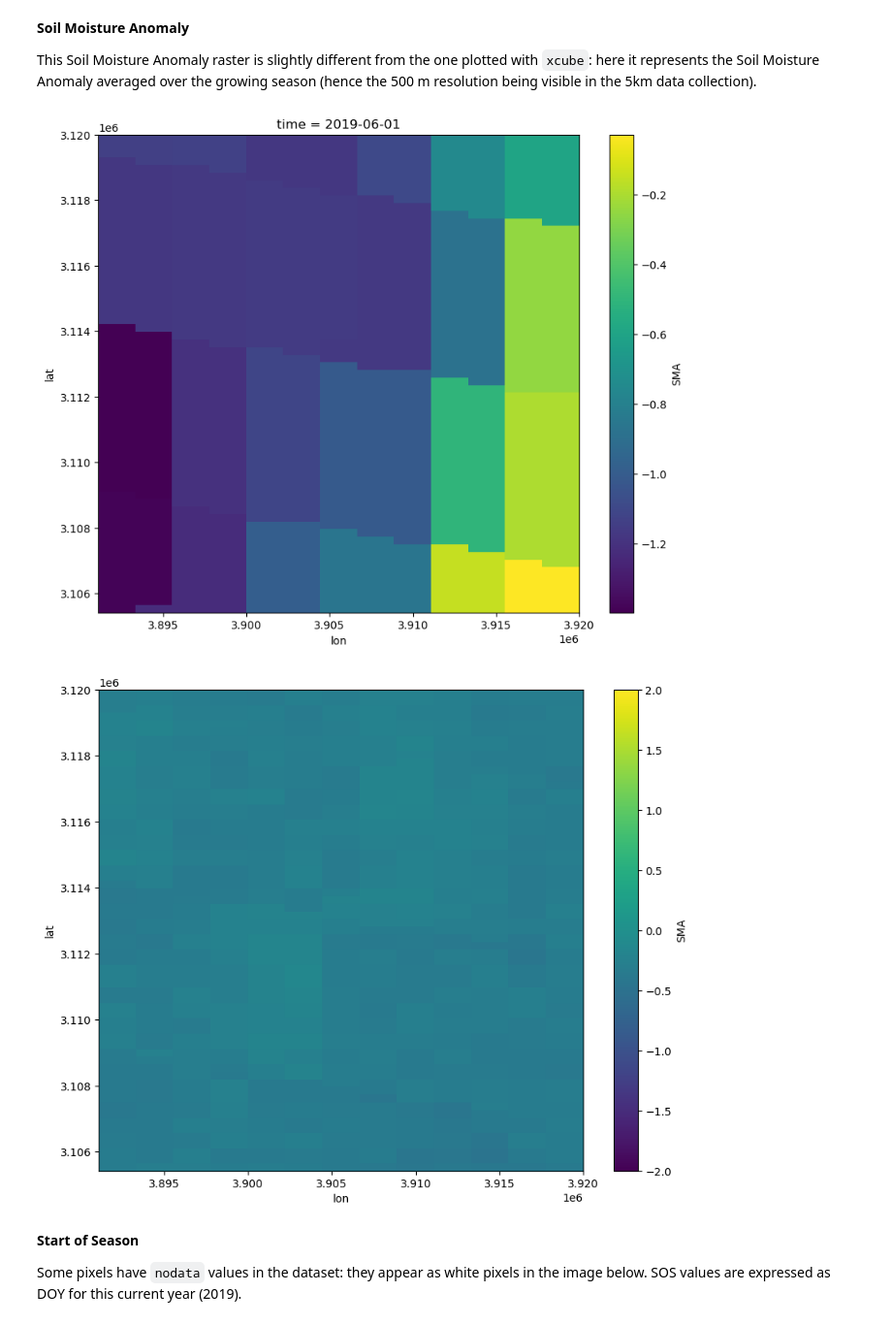
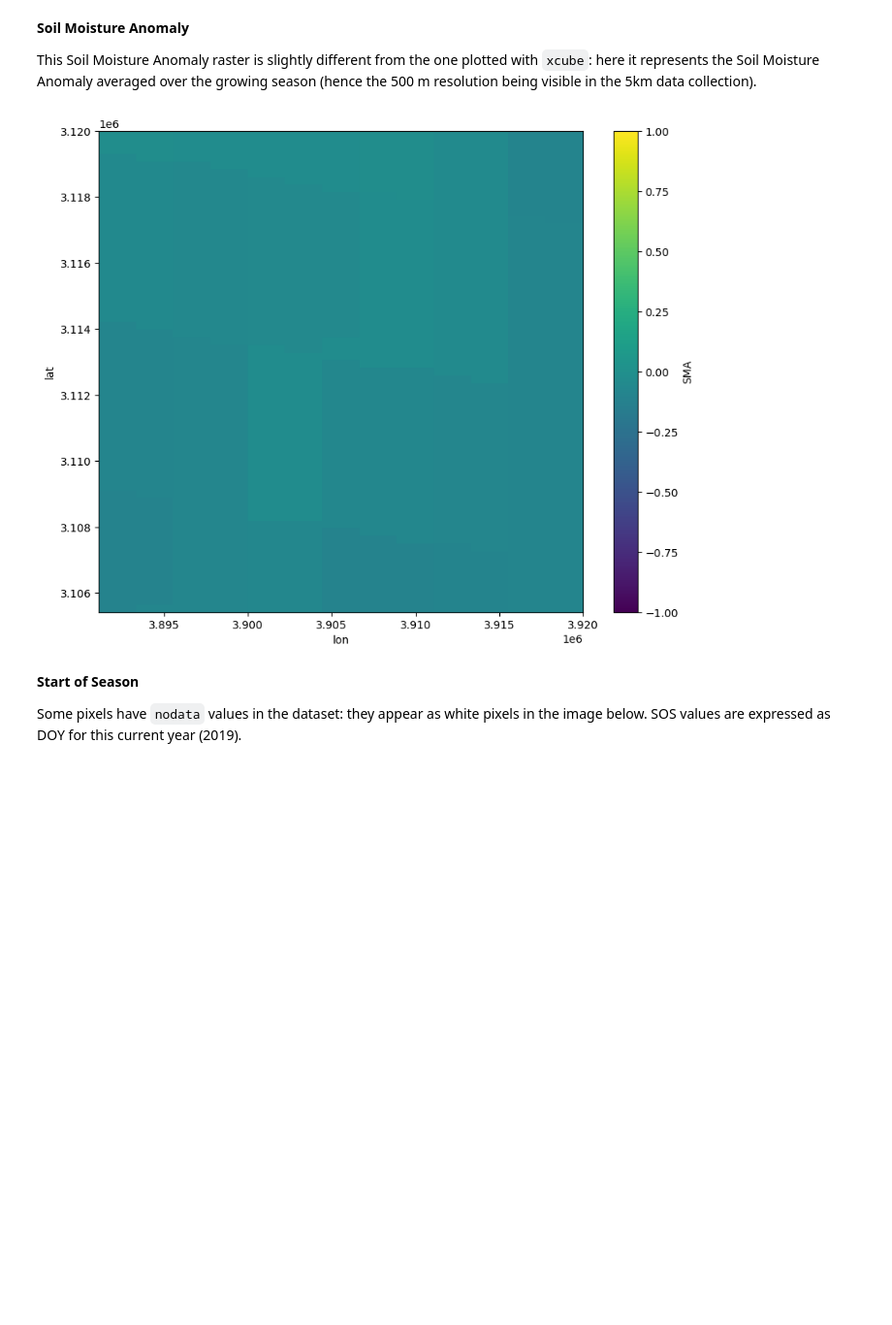
Before and after one commit to VITObelgium/HR-VPP-High-Resolution-Vegetation-Phenology-and-Productivity, a Jupyter notebook: scripts/usecases/notebooks/HR-VPP_drought_usecase.ipynb, the cells around one changed output. Shown at 97% size. Cells and saved outputs as stored; diff of their text form; code cells hidden in the pictures; blank space fills up the shorter version.

```diff
--- a/scripts/usecases/notebooks/HR-VPP_drought_usecase.ipynb
+++ b/scripts/usecases/notebooks/HR-VPP_drought_usecase.ipynb
@@ -171,10 +171,8 @@ EEA_timesat_collection = "e541af9d-a9f4-4aba-8952-e5d2a73fcb0d"
 
 Below the user should define for which years, the cubes should be generated to perform the drought monitoring.
 # %%
-years_range = [2015,2019] #options between 2000-2019
+years_range = [2000,2019] #options between 2000-2019
 years_names = list(np.arange(years_range[0],years_range[-1]+1,1))
-
-N_years = len(years_names) # the amount of years that should be retrieved
 # %% [markdown]
 # Section 1: xcube <a id='xcube'></a>
 
@@ -954,7 +848,6 @@ def create_SHUB_request_over_years(years_range):
             ),
         ],
         responses=[
-        SentinelHubRequest.output_response('Z', MimeType.TIFF),
         SentinelHubRequest.output_response('SMA', MimeType.TIFF),
         SentinelHubRequest.output_response('SOS', MimeType.TIFF),
         SentinelHubRequest.output_response('EOS', MimeType.TIFF),
@@ -1116,3 +1009,3 @@ sos_eos_cube = create_doy_cube(output_folder, request_true_color.get_filename_li
 # %%
-z_cube = create_cube(output_folder, request_true_color.get_filename_list()[0], ["SMA", "Z"])
+sma_SH = create_cube(output_folder, request_true_color.get_filename_list()[0], ["SMA", "Z"])
 # %%
@@ -1128,11 +1021,10 @@ In the next three cells the first time slice of the datasets are plotted for vis
 
 This Soil Moisture Anomaly raster is slightly different from the one plotted with `xcube`: here it represents the Soil Moisture Anomaly averaged over the growing season (hence the 500 m resolution being visible in the 5km data collection).
 # %%
-z_cube["SMA"].mean(axis=0).plot.imshow(figsize=(10,8), vmin=-2, vmax=2)
+sma_SH["SMA"].mean(axis=0).plot.imshow(figsize=(10,8), vmin=-1, vmax=1)
 plt.show()
 # %% [output]
-[figure, old version]
+[figure, new version]
-[figure, removed]
 # %% [markdown]
 **Start of Season**
 
```
Also changed, not shown: parts of 38 cells of this notebook.
